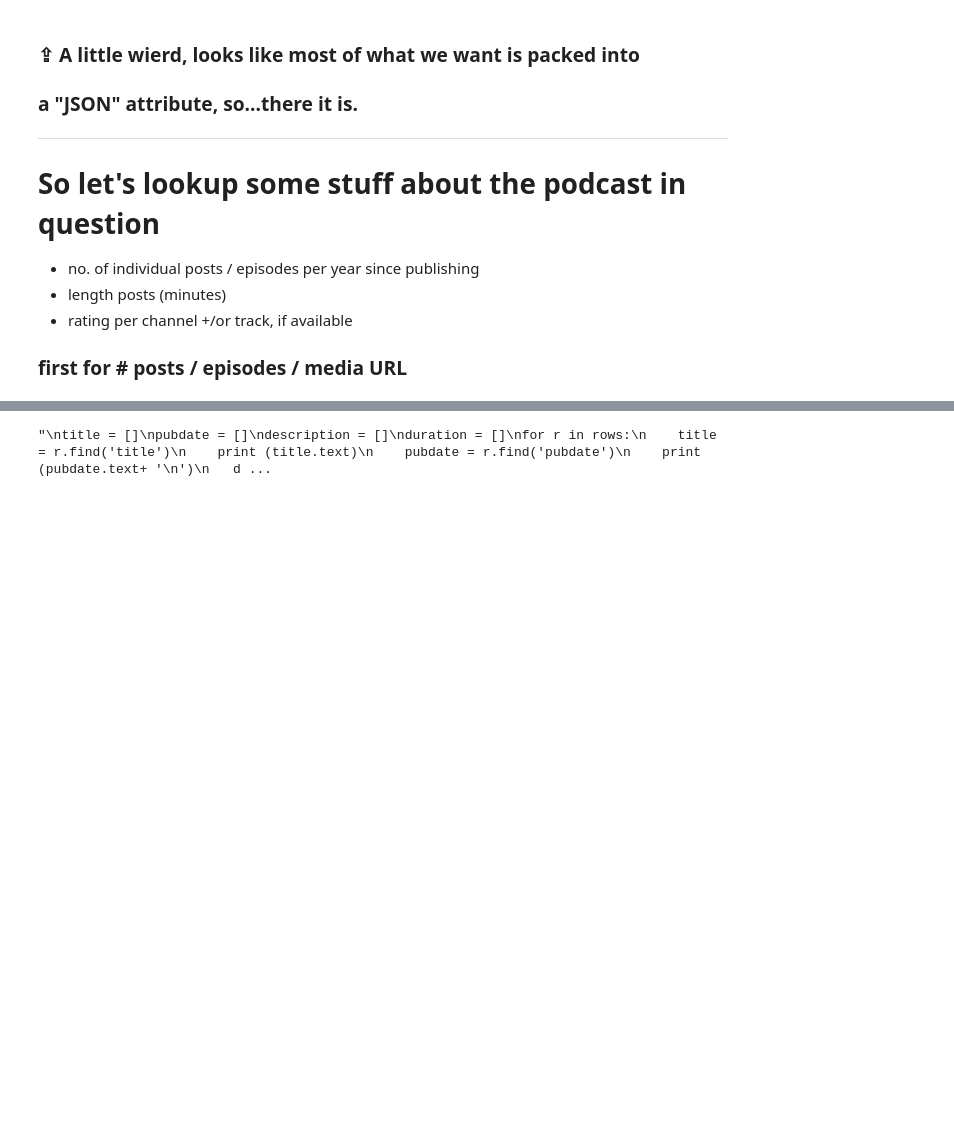
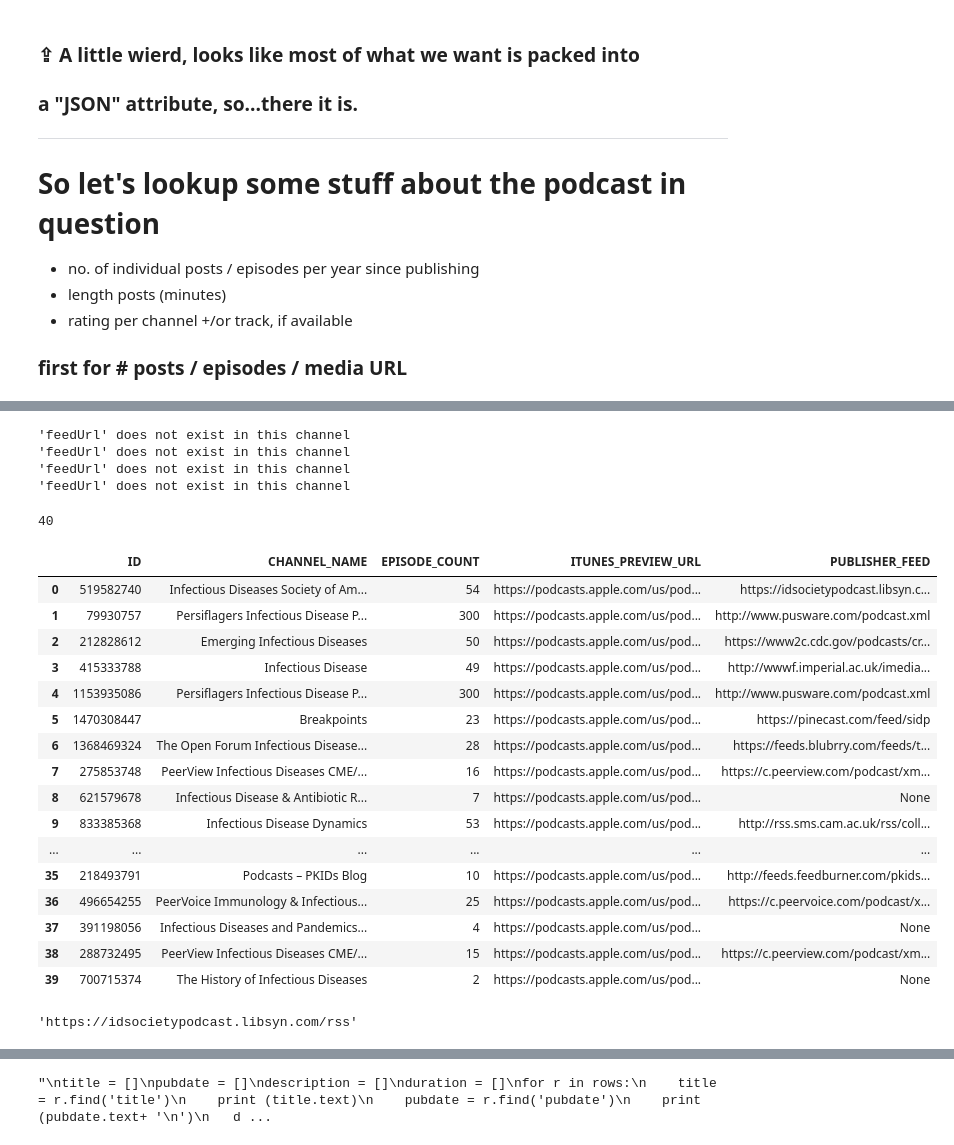
Before and after one commit to xthomas/dataviz, a Jupyter notebook: podcastcount/podcast_audit.ipynb, the cells around one changed output, grey strips where cells are left out. Drawn from its saved outputs; the diff is of its cells as text; code cells hidden in the pictures; blank space fills up the shorter version.

Commit message:
First dataframe ready

```diff
--- a/podcastcount/podcast_audit.ipynb
+++ b/podcastcount/podcast_audit.ipynb
@@ -117,0 +103,6 @@ print (f'⇪ of them lost {(len(podsearch)-len(feedarray))} by filtering for pub
+# %%
+channel_number = []
+channel_name = []
+channel_episodecount = []
+channel_itunespreview = []
+channel_feed = []
@@ -117,0 +124,44 @@ print (f'⇪ of them lost {(len(podsearch)-len(feedarray))} by filtering for pub
+# %%
+for channel in podsearch:
+    writeKeys(channel)
+# %% [output]
+'feedUrl' does not exist in this channel
+'feedUrl' does not exist in this channel
+'feedUrl' does not exist in this channel
+'feedUrl' does not exist in this channel
+# %%
+len(channel_name)
+# %% [output]
+40
+# %%
+# create an "Channels" dataframe
+data = {'ID': channel_number,
+        'CHANNEL_NAME': channel_name,
+        'EPISODE_COUNT': channel_episodecount,
+        'ITUNES_PREVIEW_URL': channel_itunespreview,
+        'PUBLISHER_FEED': channel_feed
+       }
+channels = pd.DataFrame(data,columns=['ID','CHANNEL_NAME','EPISODE_COUNT','ITUNES_PREVIEW_URL','PUBLISHER_FEED'])
+channels
+# %% [output]
+|  | ID | CHANNEL_NAME | EPISODE_COUNT | ITUNES_PREVIEW_URL | PUBLISHER_FEED |
+| 0 | 519582740 | Infectious Diseases Society of Am... | 54 | https://podcasts.apple.com/us/pod... | https://idsocietypodcast.libsyn.c... |
+| 1 | 79930757 | Persiflagers Infectious Disease P... | 300 | https://podcasts.apple.com/us/pod... | http://www.pusware.com/podcast.xml |
+| 2 | 212828612 | Emerging Infectious Diseases | 50 | https://podcasts.apple.com/us/pod... | https://www2c.cdc.gov/podcasts/cr... |
+| 3 | 415333788 | Infectious Disease | 49 | https://podcasts.apple.com/us/pod... | http://wwwf.imperial.ac.uk/imedia... |
+| 4 | 1153935086 | Persiflagers Infectious Disease P... | 300 | https://podcasts.apple.com/us/pod... | http://www.pusware.com/podcast.xml |
+| 5 | 1470308447 | Breakpoints | 23 | https://podcasts.apple.com/us/pod... | https://pinecast.com/feed/sidp |
+| 6 | 1368469324 | The Open Forum Infectious Disease... | 28 | https://podcasts.apple.com/us/pod... | https://feeds.blubrry.com/feeds/t... |
+| 7 | 275853748 | PeerView Infectious Diseases CME/... | 16 | https://podcasts.apple.com/us/pod... | https://c.peerview.com/podcast/xm... |
+| 8 | 621579678 | Infectious Disease & Antibiotic R... | 7 | https://podcasts.apple.com/us/pod... | None |
+| 9 | 833385368 | Infectious Disease Dynamics | 53 | https://podcasts.apple.com/us/pod... | http://rss.sms.cam.ac.uk/rss/coll... |
+| ... | ... | ... | ... | ... | ... |
+| 35 | 218493791 | Podcasts – PKIDs Blog | 10 | https://podcasts.apple.com/us/pod... | http://feeds.feedburner.com/pkids... |
+| 36 | 496654255 | PeerVoice Immunology & Infectious... | 25 | https://podcasts.apple.com/us/pod... | https://c.peervoice.com/podcast/x... |
+| 37 | 391198056 | Infectious Diseases and Pandemics... | 4 | https://podcasts.apple.com/us/pod... | None |
+| 38 | 288732495 | PeerView Infectious Diseases CME/... | 15 | https://podcasts.apple.com/us/pod... | https://c.peerview.com/podcast/xm... |
+| 39 | 700715374 | The History of Infectious Diseases | 2 | https://podcasts.apple.com/us/pod... | None |
+# %%
+channels.PUBLISHER_FEED[0]
+# %% [output]
+'https://idsocietypodcast.libsyn.com/rss'
```
Also changed, not shown: parts of 15 cells of this notebook.
